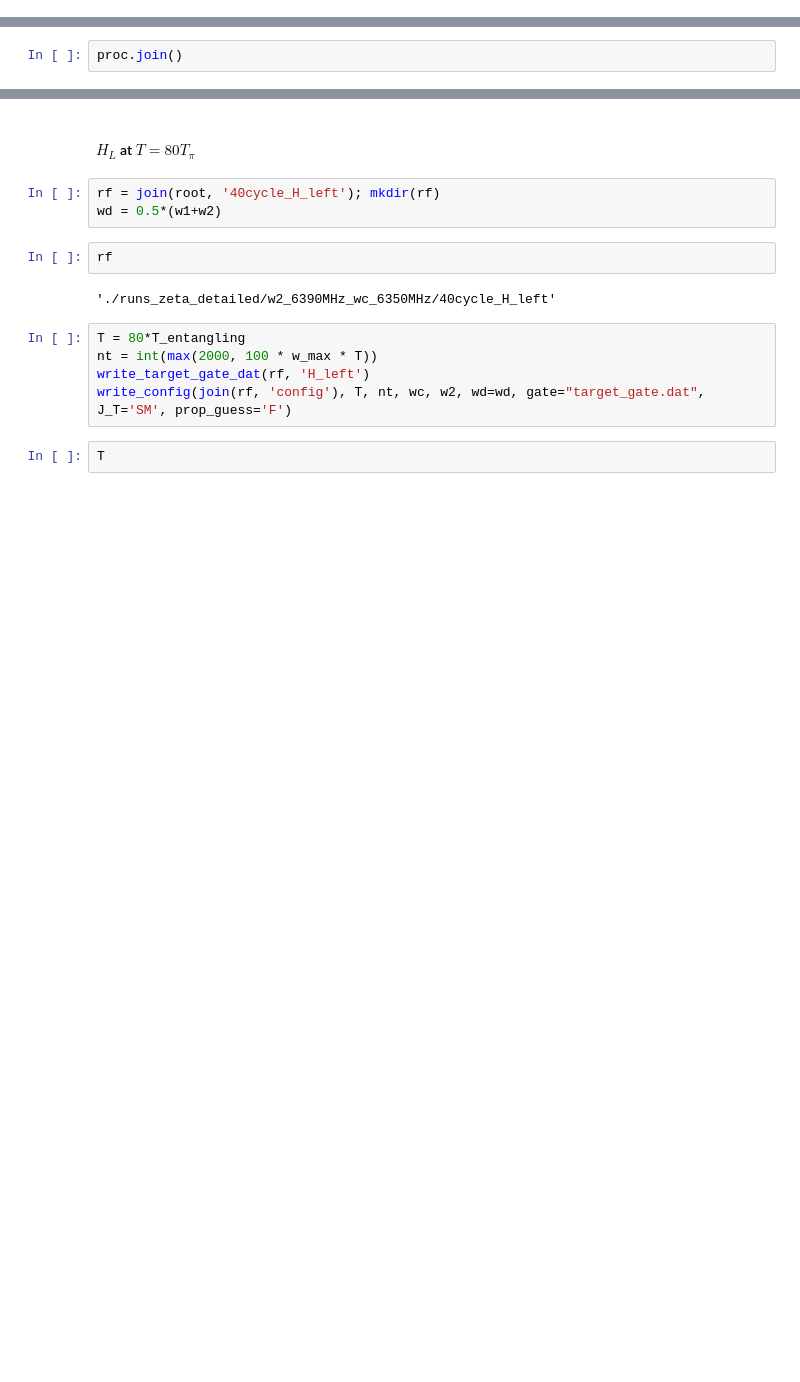
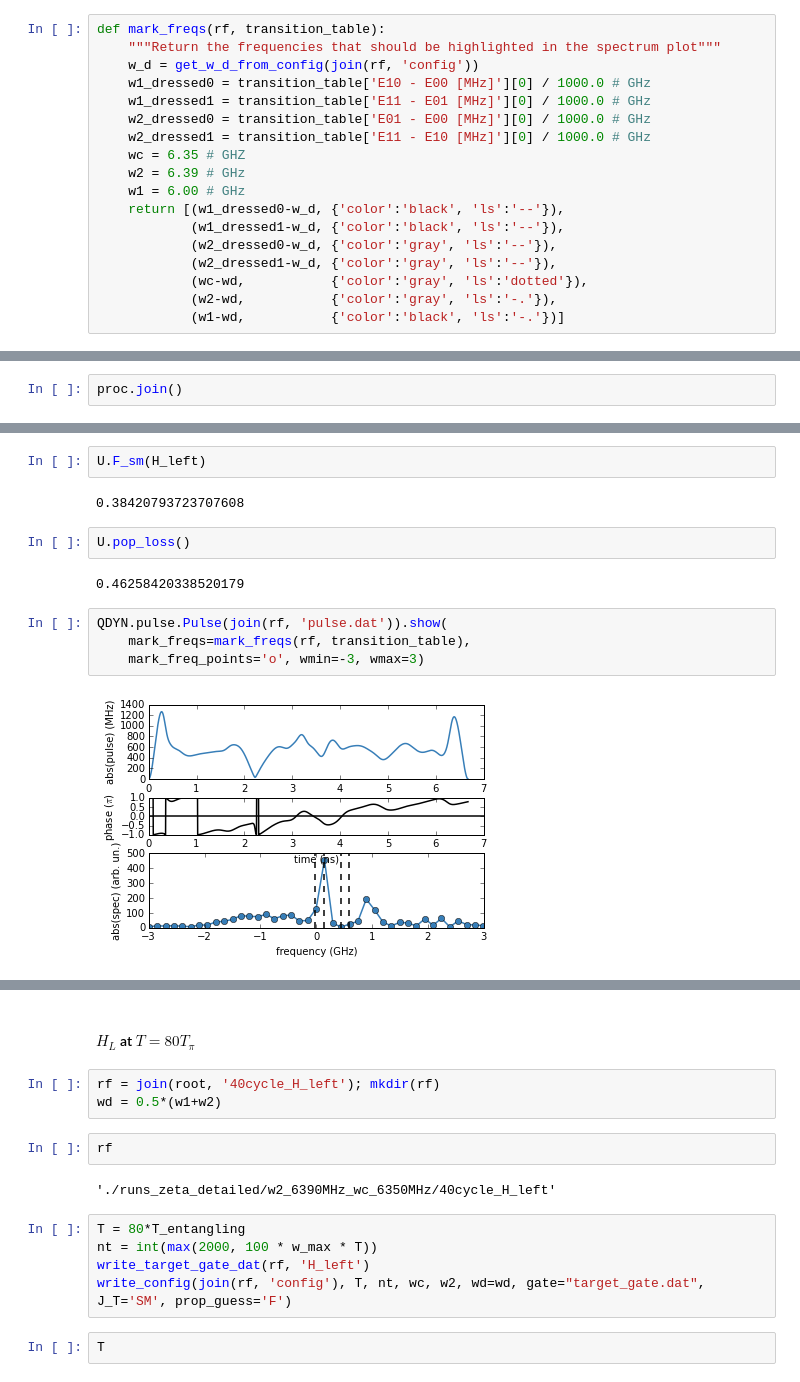
Before and after one commit to goerz-research/tmlandscape_data, a Jupyter notebook: zeta_detailed_w2_6390MHz_wc_6350MHz.ipynb, the cells around one changed output, grey strips where cells are left out. Drawn from its saved outputs; the diff is of its cells as text; blank space fills up the shorter version.

```diff
--- a/zeta_detailed_w2_6390MHz_wc_6350MHz.ipynb
+++ b/zeta_detailed_w2_6390MHz_wc_6350MHz.ipynb
@@ -59,6 +62,24 @@ zeta_table = get_zeta_table('./runs_050_RWA', T=50)
 w_max = 1.0 # minimum frequency in the rotating frame to be resolved. (for calculation of nt)
 # %%
 n_qubit = 5; n_cavity = 6
+# %%
+def mark_freqs(rf, transition_table):
+    """Return the frequencies that should be highlighted in the spectrum plot"""
+    w_d = get_w_d_from_config(join(rf, 'config'))
+    w1_dressed0 = transition_table['E10 - E00 [MHz]'][0] / 1000.0 # GHz
+    w1_dressed1 = transition_table['E11 - E01 [MHz]'][0] / 1000.0 # GHz
+    w2_dressed0 = transition_table['E01 - E00 [MHz]'][0] / 1000.0 # GHz
+    w2_dressed1 = transition_table['E11 - E10 [MHz]'][0] / 1000.0 # GHz
+    wc = 6.35 # GHZ
+    w2 = 6.39 # GHz
+    w1 = 6.00 # GHz
+    return [(w1_dressed0-w_d, {'color':'black', 'ls':'--'}),
+            (w1_dressed1-w_d, {'color':'black', 'ls':'--'}),
+            (w2_dressed0-w_d, {'color':'gray', 'ls':'--'}),
+            (w2_dressed1-w_d, {'color':'gray', 'ls':'--'}),
+            (wc-wd,           {'color':'gray', 'ls':'dotted'}),
+            (w2-wd,           {'color':'gray', 'ls':'-.'}),
+            (w1-wd,           {'color':'black', 'ls':'-.'})]
 # %% [markdown]
 ## Analysis
 # %% [markdown]
@@ -375,0 +405,14 @@ U.F_avg(H_left)
+# %%
+U.F_sm(H_left)
+# %% [output]
+0.38420793723707608
+# %%
+U.pop_loss()
+# %% [output]
+0.46258420338520179
+# %%
+QDYN.pulse.Pulse(join(rf, 'pulse.dat')).show(
+    mark_freqs=mark_freqs(rf, transition_table),
+    mark_freq_points='o', wmin=-3, wmax=3)
+# %% [output]
+[figure, added]
```
Also changed, not shown: parts of 64 cells of this notebook.
